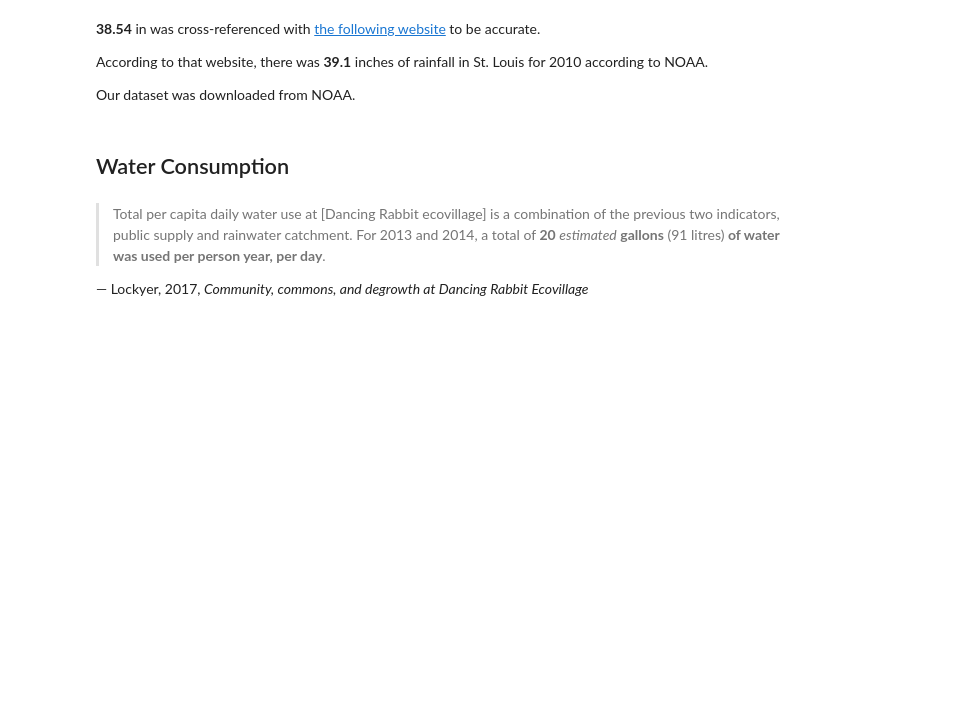
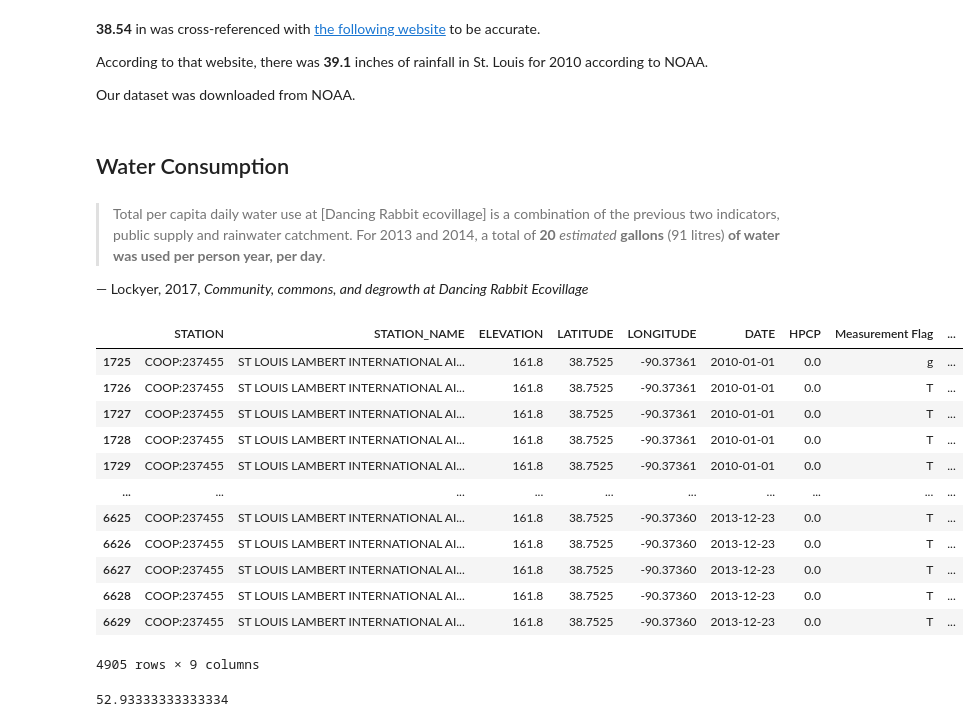
Before and after one commit to gbroques/rain-water-harvesting-simulation, a Jupyter notebook: rwhs.ipynb, the cells around one changed output. Saved outputs shown, nothing was run; the diff lists cells and outputs as text; code cells hidden in the pictures; blank space fills up the shorter version.

```diff
--- a/rwhs.ipynb
+++ b/rwhs.ipynb
@@ -134,3 +137,25 @@ person year, per day**.
 
 — Lockyer, 2017, *Community, commons, and degrowth at Dancing Rabbit
 Ecovillage*
+# %%
+# Drop time information from date
+df['DATE'] = df['DATE'].map(lambda d: d.date())
+df
+# %% [output]
+|  | STATION | STATION_NAME | ELEVATION | LATITUDE | LONGITUDE | DATE | HPCP | Measurement Flag | ... |
+| 1725 | COOP:237455 | ST LOUIS LAMBERT INTERNATIONAL AI... | 161.8 | 38.7525 | -90.37361 | 2010-01-01 | 0.0 | g | ... |
+| 1726 | COOP:237455 | ST LOUIS LAMBERT INTERNATIONAL AI... | 161.8 | 38.7525 | -90.37361 | 2010-01-01 | 0.0 | T | ... |
+| 1727 | COOP:237455 | ST LOUIS LAMBERT INTERNATIONAL AI... | 161.8 | 38.7525 | -90.37361 | 2010-01-01 | 0.0 | T | ... |
+| 1728 | COOP:237455 | ST LOUIS LAMBERT INTERNATIONAL AI... | 161.8 | 38.7525 | -90.37361 | 2010-01-01 | 0.0 | T | ... |
+| 1729 | COOP:237455 | ST LOUIS LAMBERT INTERNATIONAL AI... | 161.8 | 38.7525 | -90.37361 | 2010-01-01 | 0.0 | T | ... |
+| ... | ... | ... | ... | ... | ... | ... | ... | ... | ... |
+| 6625 | COOP:237455 | ST LOUIS LAMBERT INTERNATIONAL AI... | 161.8 | 38.7525 | -90.37360 | 2013-12-23 | 0.0 | T | ... |
+| 6626 | COOP:237455 | ST LOUIS LAMBERT INTERNATIONAL AI... | 161.8 | 38.7525 | -90.37360 | 2013-12-23 | 0.0 | T | ... |
+| 6627 | COOP:237455 | ST LOUIS LAMBERT INTERNATIONAL AI... | 161.8 | 38.7525 | -90.37360 | 2013-12-23 | 0.0 | T | ... |
+| 6628 | COOP:237455 | ST LOUIS LAMBERT INTERNATIONAL AI... | 161.8 | 38.7525 | -90.37360 | 2013-12-23 | 0.0 | T | ... |
+| 6629 | COOP:237455 | ST LOUIS LAMBERT INTERNATIONAL AI... | 161.8 | 38.7525 | -90.37360 | 2013-12-23 | 0.0 | T | ... |
+4905 rows × 9 columns
+# %%
+df.groupby('DATE').sum()['HPCP'].sum() / 3
+# %% [output]
+52.93333333333334
```
Also changed, not shown: parts of 4 cells of this notebook, 2 other files.
